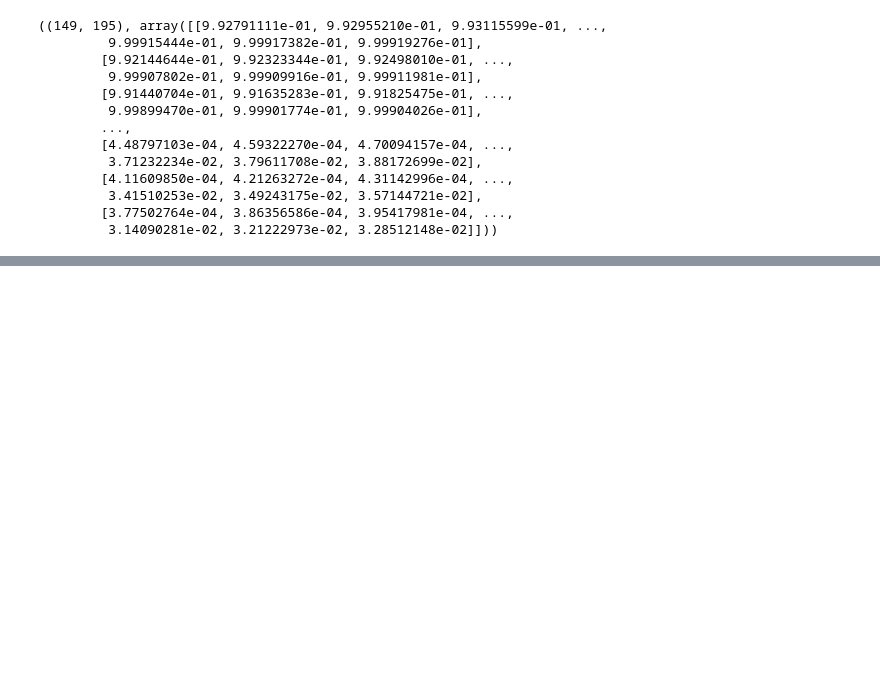
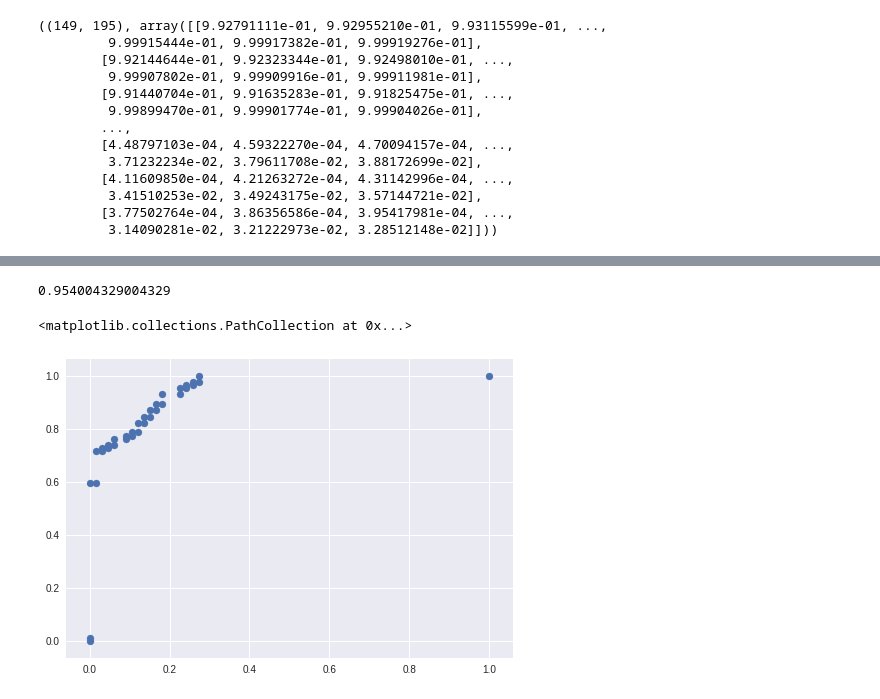
Before and after one commit to aakashv000/Machine-Learning-Lab-CS3103, a Jupyter notebook: Lab_5_Cross_Validation,_Bias_and_Variance.ipynb, the cells around one changed output, grey strips where cells are left out. Cells and saved outputs as stored; diff of their text form; code cells hidden in the pictures; blank space fills up the shorter version.

```diff
--- a/Lab_5_Cross_Validation,_Bias_and_Variance.ipynb
+++ b/Lab_5_Cross_Validation,_Bias_and_Variance.ipynb
@@ -100,0 +145,3 @@ plt.scatter(X_test[:, 0], X_test[:, 1], c=y_test, cmap=plt.cm.Spectral)
+# %%
+fpr, tpr, thresholds = roc_curve(y_true=y_test, y_score=y_pred_proba)
+fpr.shape, tpr.shape, thresholds.shape, fpr, tpr, thresholds
@@ -100,0 +166,10 @@ plt.scatter(X_test[:, 0], X_test[:, 1], c=y_test, cmap=plt.cm.Spectral)
+# %%
+area_under_curve = auc(fpr, tpr)
+area_under_curve
+# %% [output]
+0.954004329004329
+# %%
+plt.scatter(fpr, tpr)
+# %% [output]
+<matplotlib.collections.PathCollection at 0x...>
+[figure, added]
```
Also changed, not shown: parts of 11 cells of this notebook.
